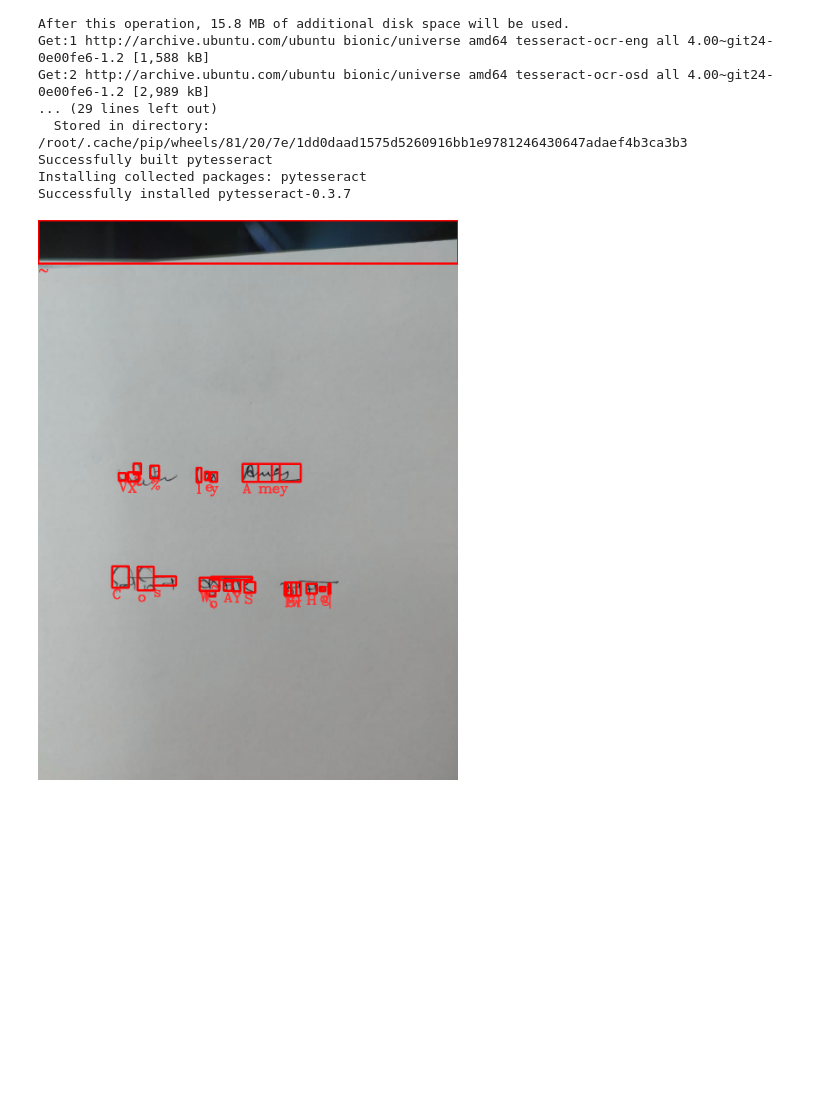
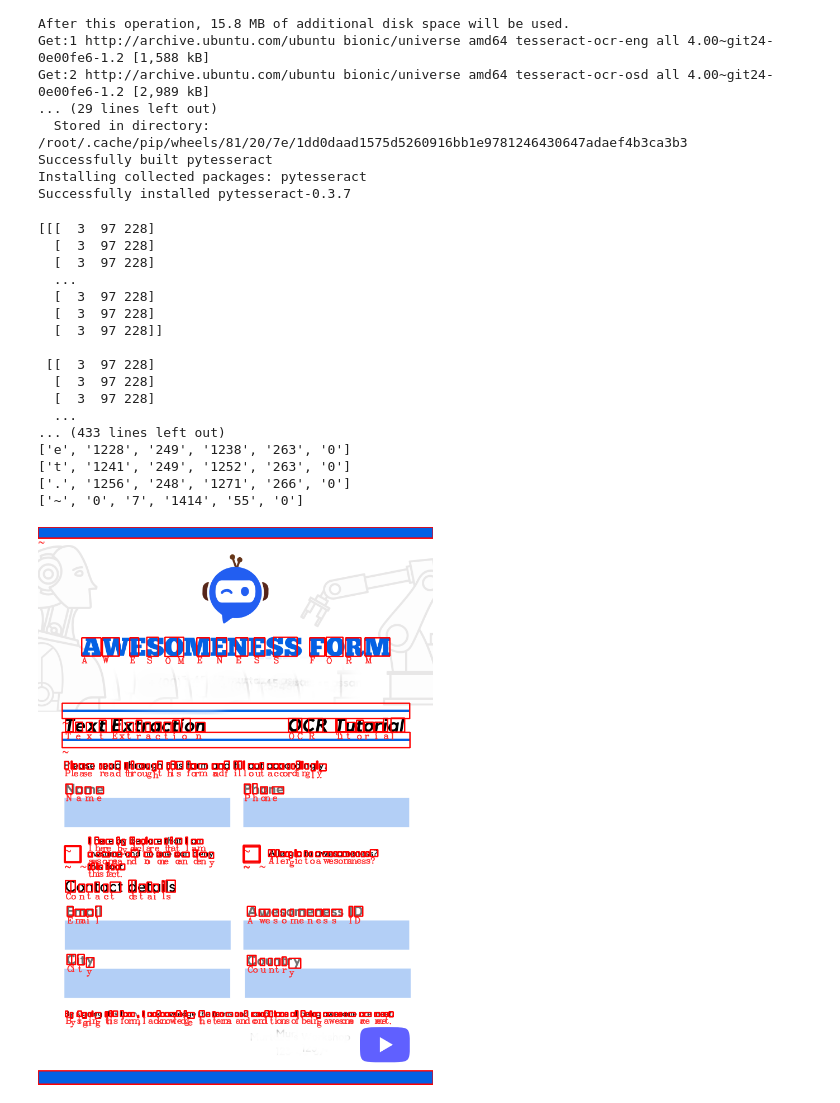
Before and after one commit to nitinaman2006/Text-Detection-using-CV2, a Jupyter notebook: C_Text_Detection_OpenCV.ipynb, the cells around one changed output. Cells and saved outputs as stored; diff of their text form; code cells hidden in the pictures; blank space fills up the shorter version.

```diff
--- a/C_Text_Detection_OpenCV.ipynb
+++ b/C_Text_Detection_OpenCV.ipynb
@@ -24,25 +24,46 @@ Successfully installed pytesseract-0.3.7
 # %%
 #@title  { form-width: "5%", display-mode: "code" }
 import cv2
 import pytesseract
 from google.colab.patches import cv2_imshow
 
-img=cv2.imread('SIG.jpg')
+img=cv2.imread('Blank.png')
+#Change the Image into Array.Return a 2D or 3D matrix based on color channel based on image.for a binary or 2D grey Scale is sufficient.
+
+print(img)
 img = cv2.cvtColor(img, cv2.COLOR_BGR2RGB)
-#s=pytesseract.image_to_string(img)
-#print(s)
+print(img)
+s=pytesseract.image_to_string(img)
+print(s)
 ###Detecting character
 hImg,wImg,_=img.shape
 boxes=pytesseract.image_to_boxes(img)
 for b in boxes.splitlines():
   b=b.split(' ')
-  #print(b)
+  print(b)
   x,y,w,h=int(b[1]),int(b[2]),int(b[3]),int(b[4])
   cv2.rectangle(img,(x,hImg-y),(w,hImg-h),(0,0,255),3)
   cv2.putText(img,b[0],(x,hImg-y+25),cv2.FONT_HERSHEY_COMPLEX,1,(50,50,255),2)
 
 cv2_imshow(img)
 # %% [output]
+[[[  3  97 228]
+  [  3  97 228]
+  [  3  97 228]
+  ...
+  [  3  97 228]
+  [  3  97 228]
+  [  3  97 228]]
+
+ [[  3  97 228]
+  [  3  97 228]
+  [  3  97 228]
+  ...
+... (433 lines left out)
+['e', '1228', '249', '1238', '263', '0']
+['t', '1241', '249', '1252', '263', '0']
+['.', '1256', '248', '1271', '266', '0']
+['~', '0', '7', '1414', '55', '0']
-[figure, old version]
+[figure, new version]
 # %%
 #@title  { form-width: "5%", display-mode: "code" }
```
Also changed, not shown: parts of 2 cells of this notebook.
